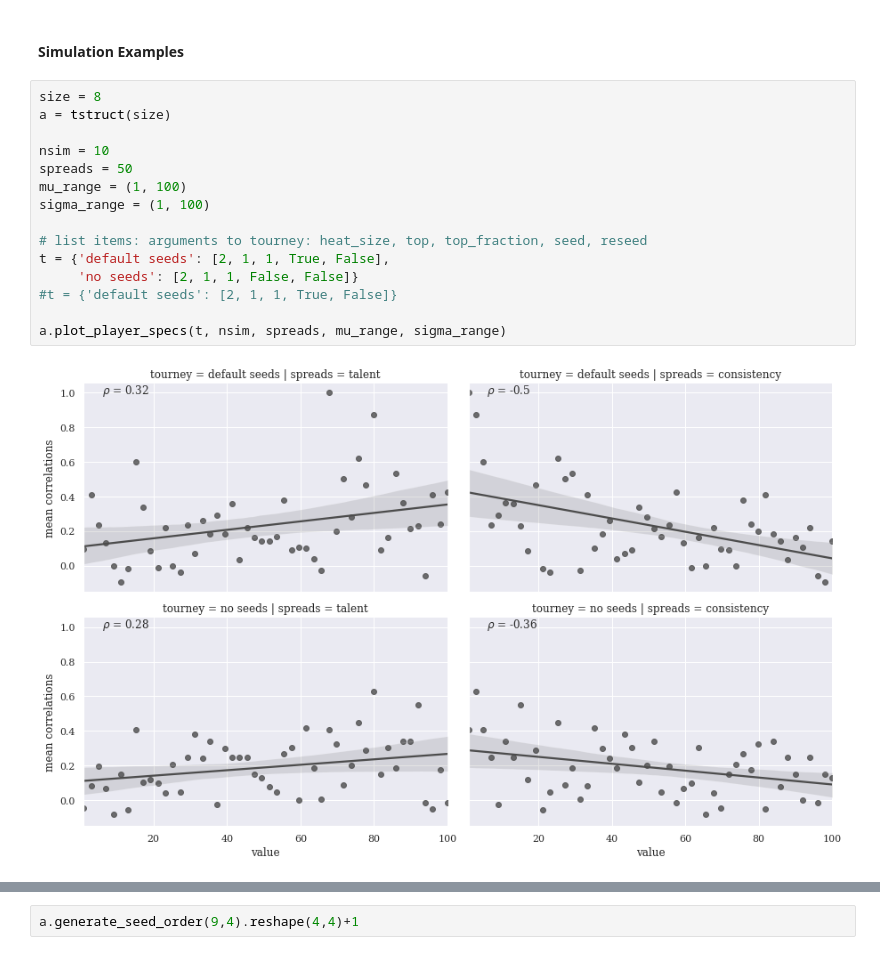
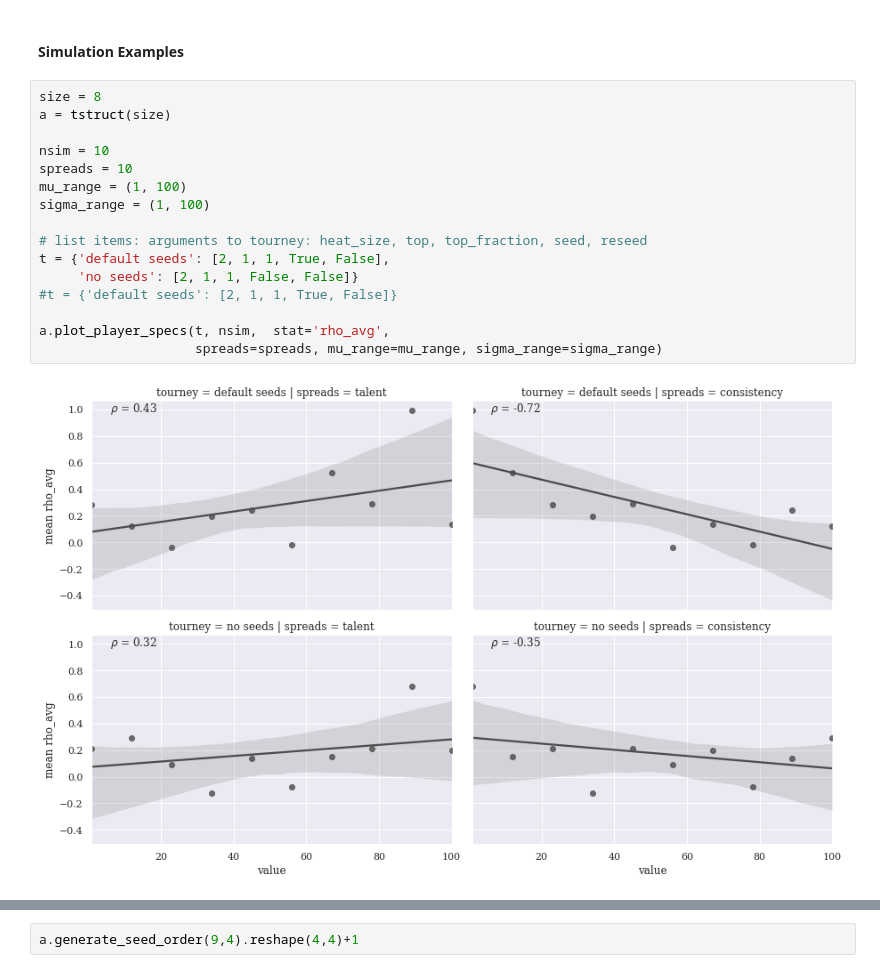
Before and after one commit to tedteske/tourneystruct, a Jupyter notebook: tourneystruct.ipynb, the cells around one changed output, grey strips where cells are left out. Saved outputs shown, nothing was run; the diff lists cells and outputs as text.

```diff
--- a/tourneystruct.ipynb
+++ b/tourneystruct.ipynb
@@ -805,20 +814,21 @@ dtype: object
 # %%
 size = 8
 a = tstruct(size)
 
 nsim = 10
-spreads = 50
+spreads = 10
 mu_range = (1, 100)
 sigma_range = (1, 100)
 
 # list items: arguments to tourney: heat_size, top, top_fraction, seed, reseed
 t = {'default seeds': [2, 1, 1, True, False],
      'no seeds': [2, 1, 1, False, False]}
 #t = {'default seeds': [2, 1, 1, True, False]}
 
-a.plot_player_specs(t, nsim, spreads, mu_range, sigma_range)
+a.plot_player_specs(t, nsim,  stat='rho_avg',
+                    spreads=spreads, mu_range=mu_range, sigma_range=sigma_range)
 # %% [output]
-[figure, old version]
+[figure, new version]
 # %%
 size = 8
 a = tstruct(size)
```
Also changed, not shown: parts of 24 cells of this notebook.
